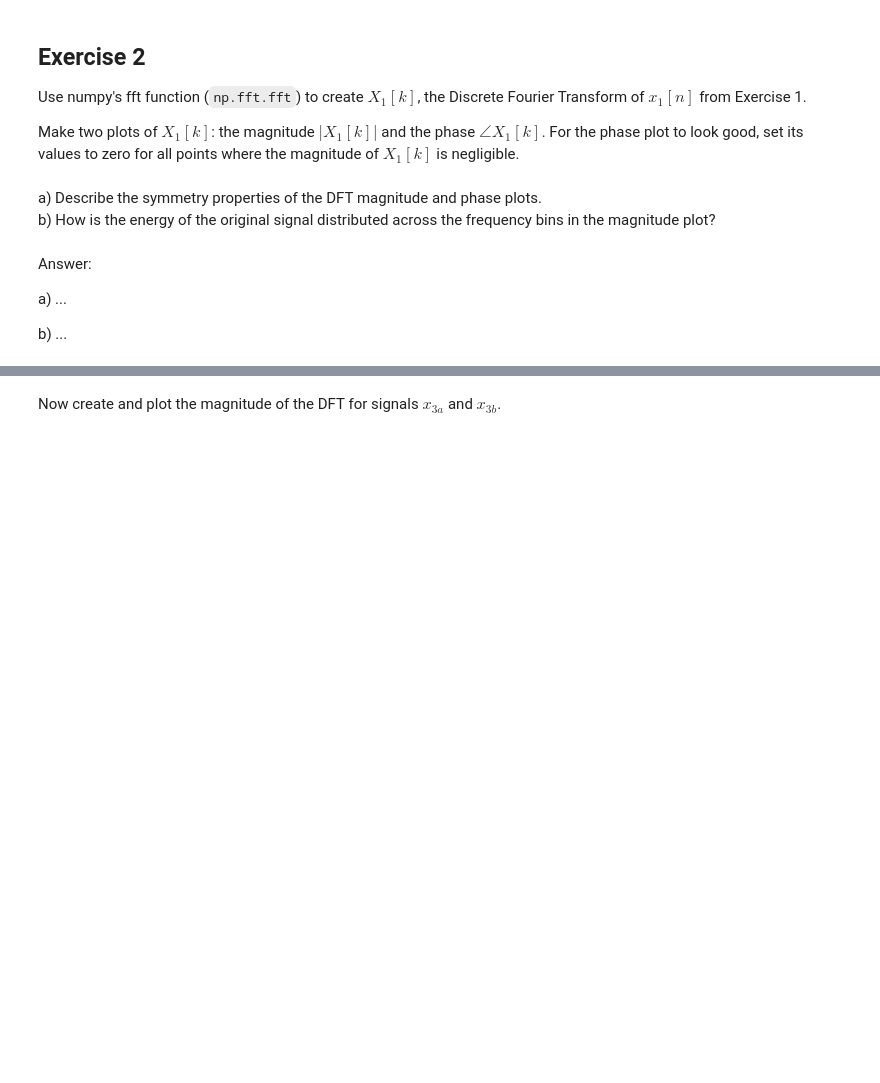
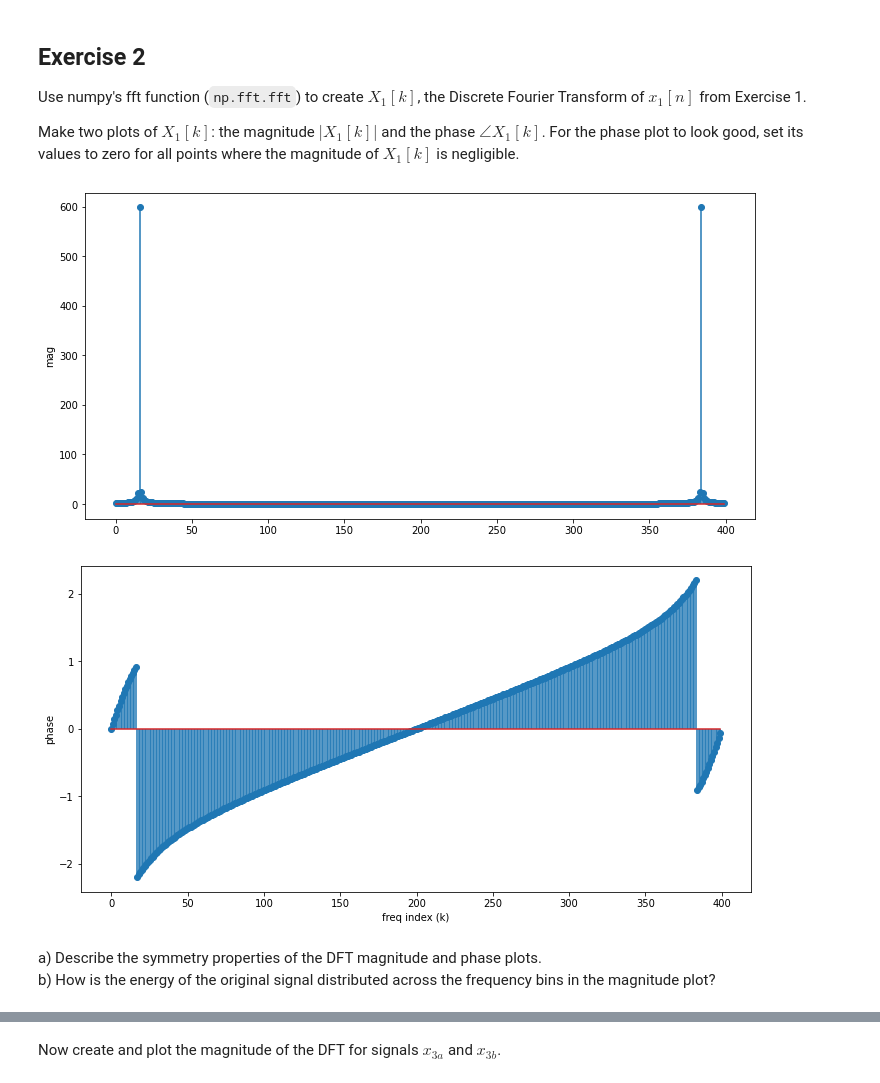
Before and after one commit to jmftrindade/digital_music_processing, a Jupyter notebook: 3_fourier/pset3.ipynb, the cells around one changed output, grey strips where cells are left out. Cells and saved outputs as stored; diff of their text form; code cells hidden in the pictures; blank space fills up the shorter version.

```diff
--- a/3_fourier/pset3.ipynb
+++ b/3_fourier/pset3.ipynb
@@ -63,9 +72,22 @@ Make two plots of $X_1[k]$: the magnitude $\lvert X_1[k] \lvert$ and the phase $
+# %%
+# fft and plots
+dft = np.fft.fft(x1)
+dft_mag = np.abs(dft)
+dft_ph = np.angle(dft)
+dft_ph[dft_mag < 0.0001] = 0  # set to zero all phase points where mag is negligible
+
+#print(np.where(dft_mag > 500))
+plt.stem(dft_mag.real)
+plt.ylabel('mag')
+plt.show()
+
+plt.stem(dft_ph)
+plt.ylabel('phase')
+plt.xlabel('freq index (k)')
+plt.show()
+# %% [output]
+[figure, added]
+[figure, added]
 # %% [markdown]
 a) Describe the symmetry properties of the DFT magnitude and phase plots.
 b) How is the energy of the original signal distributed across the frequency bins in the magnitude plot?
-# %% [markdown]
-Answer:
-
-a) ...
-
-b) ...
```
Also changed, not shown: parts of 6 cells of this notebook, 1 other file.
